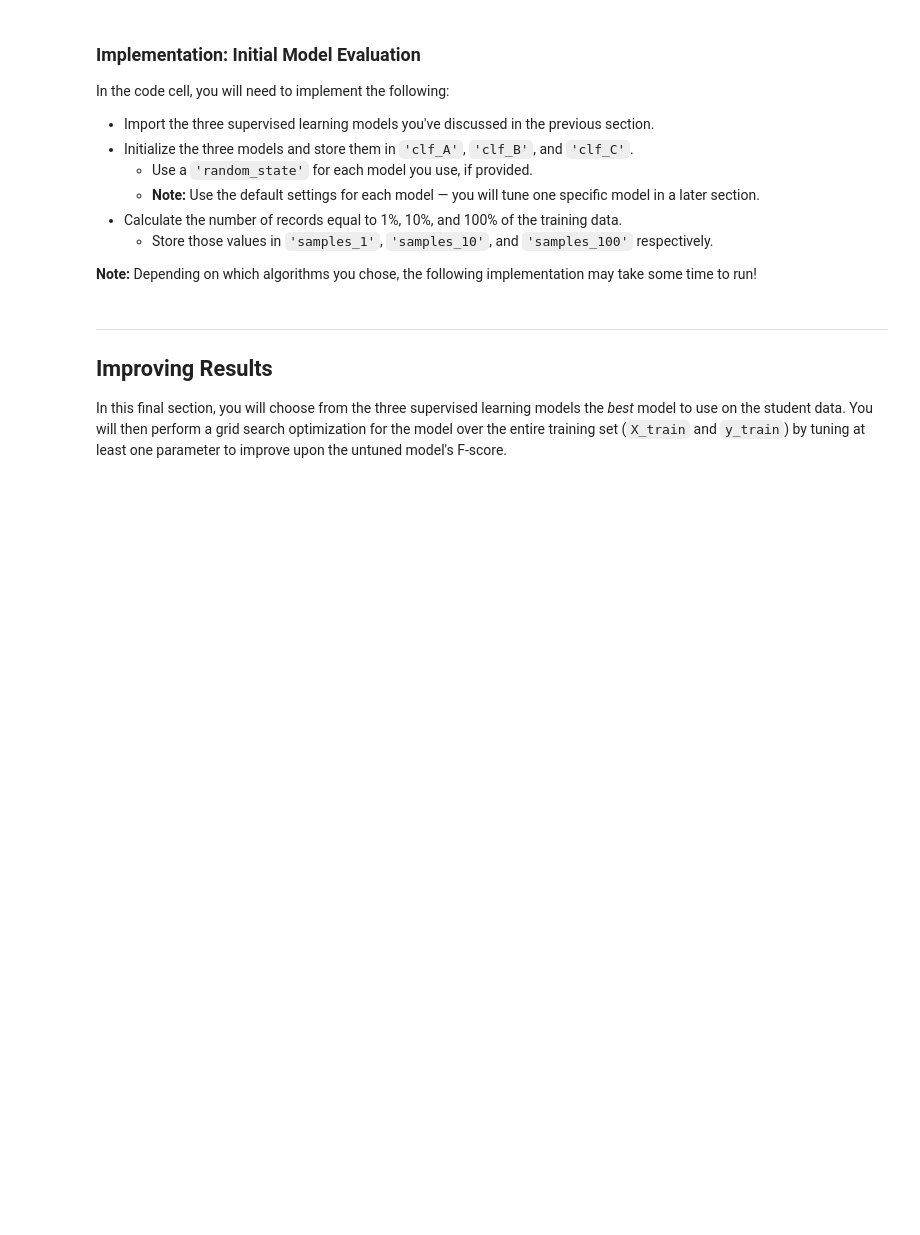
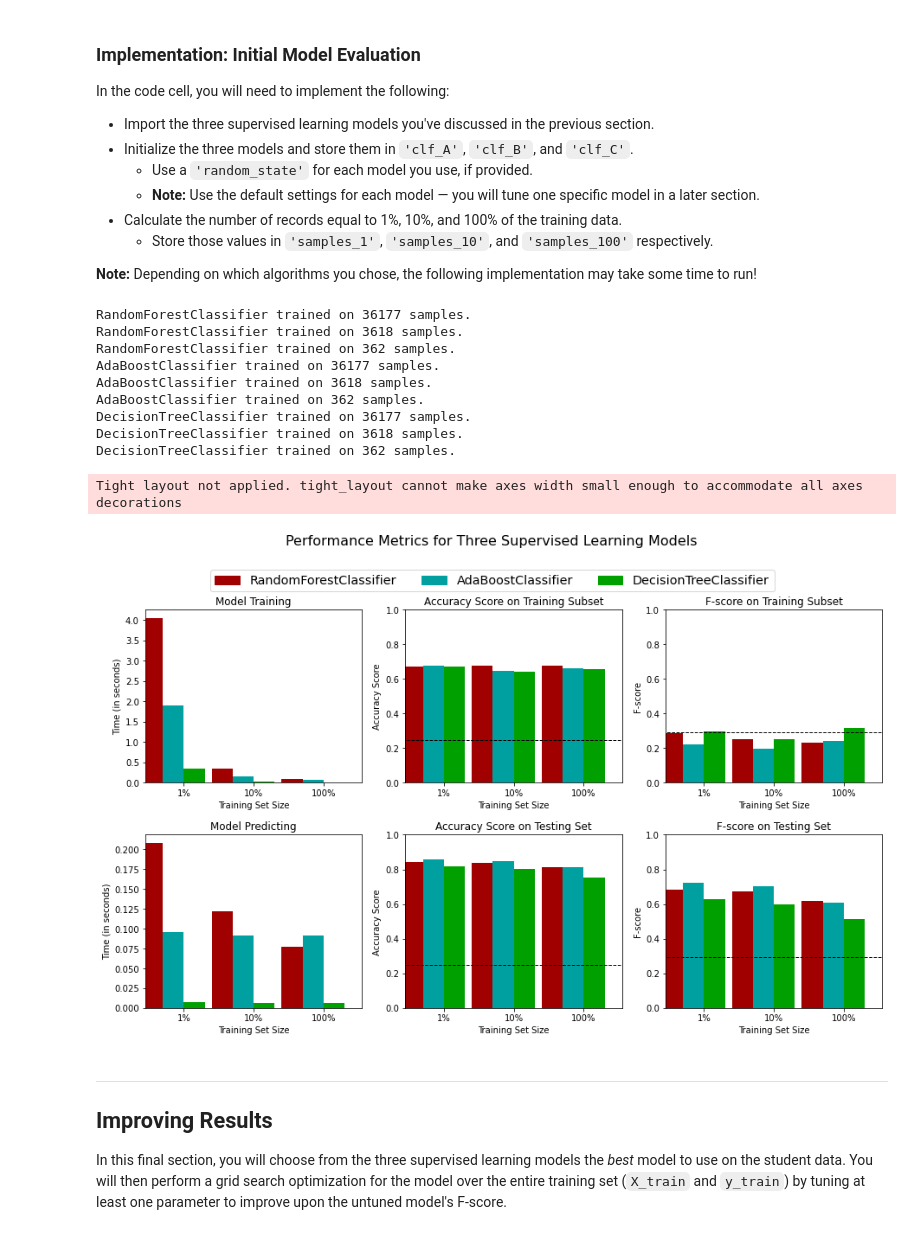
Before and after one commit to franciscolopezv/cd0025-supervised-learning, a Jupyter notebook: starter/finding_donors.ipynb, the cells around one changed output. Saved outputs shown, nothing was run; the diff lists cells and outputs as text; code cells hidden in the pictures; blank space fills up the shorter version.

```diff
--- a/starter/finding_donors.ipynb
+++ b/starter/finding_donors.ipynb
@@ -294,6 +358,7 @@ In the code block below, you will need to implement the following:
    - Make sure that you set the `beta` parameter!
 # %%
 # TODO: Import two metrics from sklearn - fbeta_score and accuracy_score
+from sklearn.metrics import fbeta_score, accuracy_score
 
 def train_predict(learner, sample_size, X_train, y_train, X_test, y_test):
     '''
@@ -310,33 +375,33 @@ def train_predict(learner, sample_size, X_train, y_train, X_test, y_test):
 
     # TODO: Fit the learner to the training data using slicing with 'sample_size' using .fit(training_features[:], training_labels[:])
     start = time() # Get start time
-    learner = None
+    learner = learner.fit(X_train[:sample_size],y_train[:sample_size])
     end = time() # Get end time
 
     # TODO: Calculate the training time
-    results['train_time'] = None
+    results['train_time'] = end - start
 
     # TODO: Get the predictions on the test set(X_test),
     #       then get predictions on the first 300 training samples(X_train) using .predict()
     start = time() # Get start time
-    predictions_test = None
-    predictions_train = None
+    predictions_test = learner.predict(X_test)
+    predictions_train = learner.predict(X_test[:300])
     end = time() # Get end time
 
     # TODO: Calculate the total prediction time
-    results['pred_time'] = None
+    results['pred_time'] = end - start
 
     # TODO: Compute accuracy on the first 300 training samples which is y_train[:300]
-    results['acc_train'] = None
+    results['acc_train'] = accuracy_score(y_train[:300],predictions_train)
 
     # TODO: Compute accuracy on test set using accuracy_score()
-    results['acc_test'] = None
+    results['acc_test'] = accuracy_score(y_test,predictions_test)
 
     # TODO: Compute F-score on the the first 300 training samples using fbeta_score()
-    results['f_train'] = None
+    results['f_train'] = fbeta_score(y_train[:300],predictions_train,beta=0.5)
 
     # TODO: Compute F-score on the test set which is y_test
-    results['f_test'] = None
+    results['f_test'] = fbeta_score(y_test,predictions_test,beta=0.5)
 
     # Success
     print("{} trained on {} samples.".format(learner.__class__.__name__, sample_size))
@@ -356,31 +421,45 @@ In the code cell, you will need to implement the following:
 **Note:** Depending on which algorithms you chose, the following implementation may take some time to run!
 # %%
 # TODO: Import the three supervised learning models from sklearn
+from sklearn.ensemble import AdaBoostClassifier, RandomForestClassifier
+from sklearn.tree import DecisionTreeClassifier
 
 # TODO: Initialize the three models
-clf_A = None
-clf_B = None
-clf_C = None
+clf_A = RandomForestClassifier(random_state=42)
+clf_B = AdaBoostClassifier(random_state=42)
+clf_C = DecisionTreeClassifier(random_state=42)
 
 # TODO: Calculate the number of samples for 1%, 10%, and 100% of the training data
 # HINT: samples_100 is the entire training set i.e. len(y_train)
 # HINT: samples_10 is 10% of samples_100 (ensure to set the count of the values to be `int` and not `float`)
 # HINT: samples_1 is 1% of samples_100 (ensure to set the count of the values to be `int` and not `float`)
-samples_100 = None
-samples_10 = None
-samples_1 = None
+samples_100 = int(round(len(X_train)/100))
+samples_10 = int(round(len(X_train)/10))
+samples_1 = len(X_train)
 
 # Collect results on the learners
 results = {}
 for clf in [clf_A, clf_B, clf_C]:
     clf_name = clf.__class__.__name__
     results[clf_name] = {}
     for i, samples in enumerate([samples_1, samples_10, samples_100]):
         results[clf_name][i] = \
         train_predict(clf, samples, X_train, y_train, X_test, y_test)
 
 # Run metrics visualization for the three supervised learning models chosen
 vs.evaluate(results, accuracy, fscore)
+# %% [output]
+RandomForestClassifier trained on 36177 samples.
+RandomForestClassifier trained on 3618 samples.
+RandomForestClassifier trained on 362 samples.
+AdaBoostClassifier trained on 36177 samples.
+AdaBoostClassifier trained on 3618 samples.
+AdaBoostClassifier trained on 362 samples.
+DecisionTreeClassifier trained on 36177 samples.
+DecisionTreeClassifier trained on 3618 samples.
+DecisionTreeClassifier trained on 362 samples.
+Tight layout not applied. tight_layout cannot make axes width small enough to accommodate all axes decorations
+[figure, added]
 # %% [markdown]
 ----
 ## Improving Results
```
Also changed, not shown: parts of 18 cells of this notebook.
